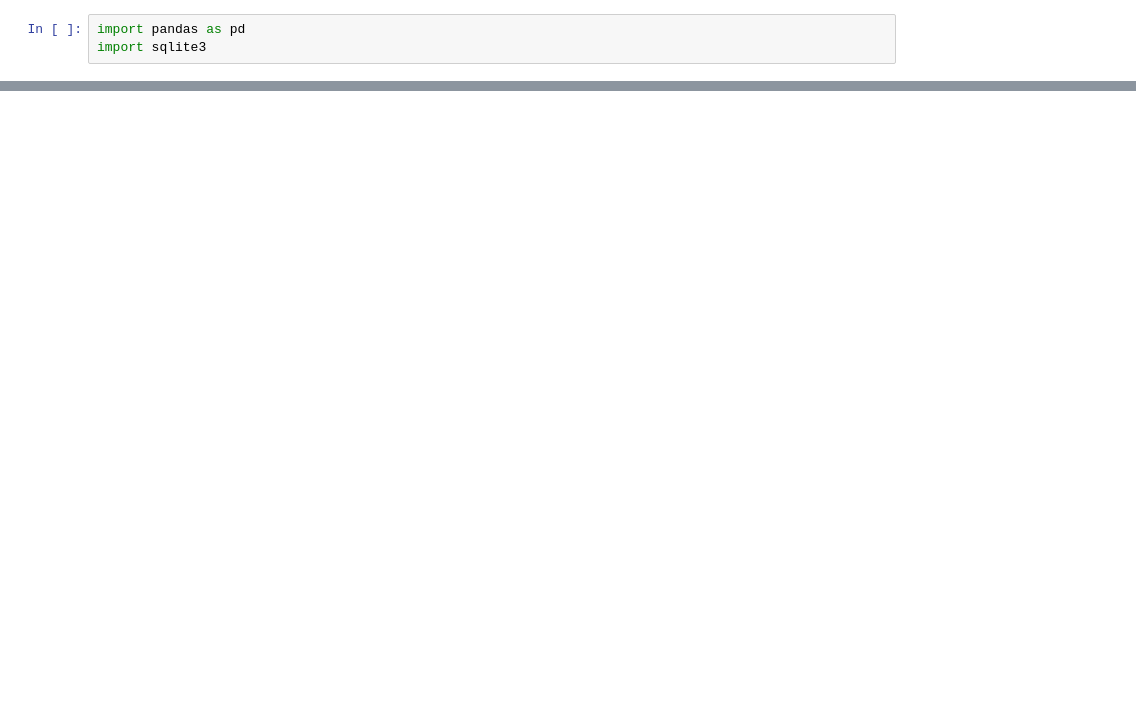
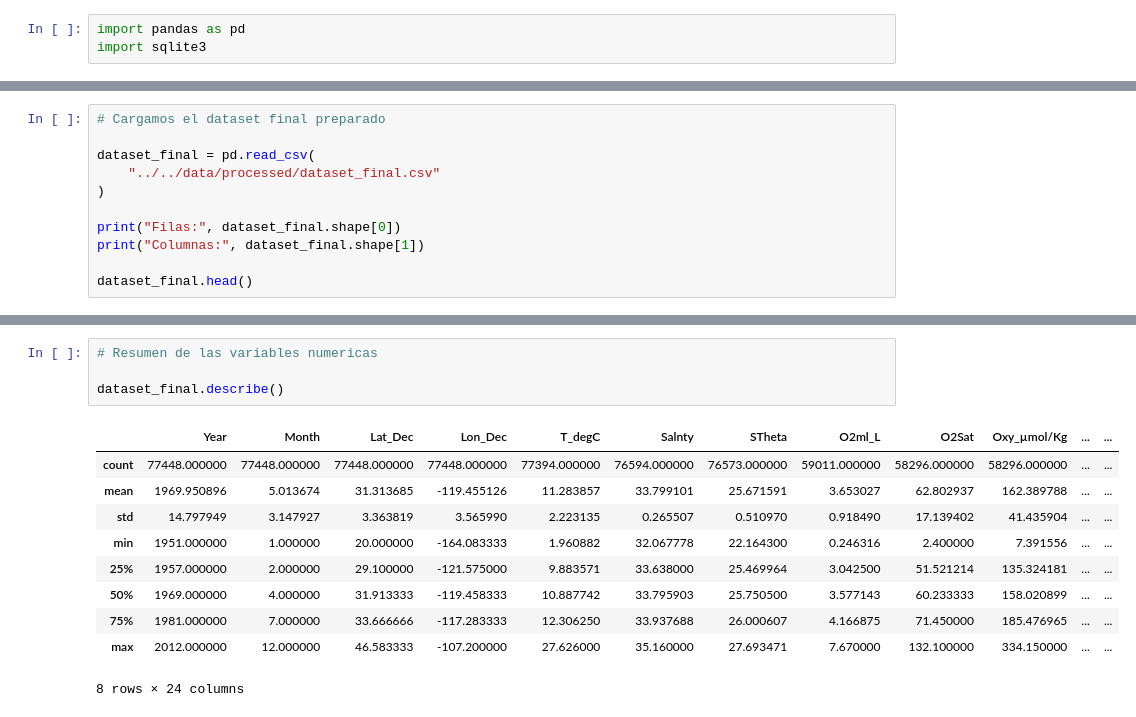
Before and after one commit to 4GeeksAcademy/proyecto-final-data-science--ECS, a Jupyter notebook: notebooks/individuales/sergio.ipynb, the cells around one changed output, grey strips where cells are left out. Saved outputs shown, nothing was run; the diff lists cells and outputs as text; blank space fills up the shorter version.

```diff
--- a/notebooks/individuales/sergio.ipynb
+++ b/notebooks/individuales/sergio.ipynb
@@ -162,0 +923,11 @@ La selección de variables se debatirá en equipo teniendo en cuenta:
+# %%
+# Cargamos el dataset final preparado
+
+dataset_final = pd.read_csv(
+    "../../data/processed/dataset_final.csv"
+)
+
+print("Filas:", dataset_final.shape[0])
+print("Columnas:", dataset_final.shape[1])
+
+dataset_final.head()
@@ -162,0 +966,15 @@ La selección de variables se debatirá en equipo teniendo en cuenta:
+# %%
+# Resumen de las variables numericas
+
+dataset_final.describe()
+# %% [output]
+|  | Year | Month | Lat_Dec | Lon_Dec | T_degC | Salnty | STheta | O2ml_L | O2Sat | Oxy_µmol/Kg | ... | ... |
+| count | 77448.000000 | 77448.000000 | 77448.000000 | 77448.000000 | 77394.000000 | 76594.000000 | 76573.000000 | 59011.000000 | 58296.000000 | 58296.000000 | ... | ... |
+| mean | 1969.950896 | 5.013674 | 31.313685 | -119.455126 | 11.283857 | 33.799101 | 25.671591 | 3.653027 | 62.802937 | 162.389788 | ... | ... |
+| std | 14.797949 | 3.147927 | 3.363819 | 3.565990 | 2.223135 | 0.265507 | 0.510970 | 0.918490 | 17.139402 | 41.435904 | ... | ... |
+| min | 1951.000000 | 1.000000 | 20.000000 | -164.083333 | 1.960882 | 32.067778 | 22.164300 | 0.246316 | 2.400000 | 7.391556 | ... | ... |
+| 25% | 1957.000000 | 2.000000 | 29.100000 | -121.575000 | 9.883571 | 33.638000 | 25.469964 | 3.042500 | 51.521214 | 135.324181 | ... | ... |
+| 50% | 1969.000000 | 4.000000 | 31.913333 | -119.458333 | 10.887742 | 33.795903 | 25.750500 | 3.577143 | 60.233333 | 158.020899 | ... | ... |
+| 75% | 1981.000000 | 7.000000 | 33.666666 | -117.283333 | 12.306250 | 33.937688 | 26.000607 | 4.166875 | 71.450000 | 185.476965 | ... | ... |
+| max | 2012.000000 | 12.000000 | 46.583333 | -107.200000 | 27.626000 | 35.160000 | 27.693471 | 7.670000 | 132.100000 | 334.150000 | ... | ... |
+8 rows × 24 columns
```
Also changed, not shown: parts of 117 cells of this notebook, 1 other file.
